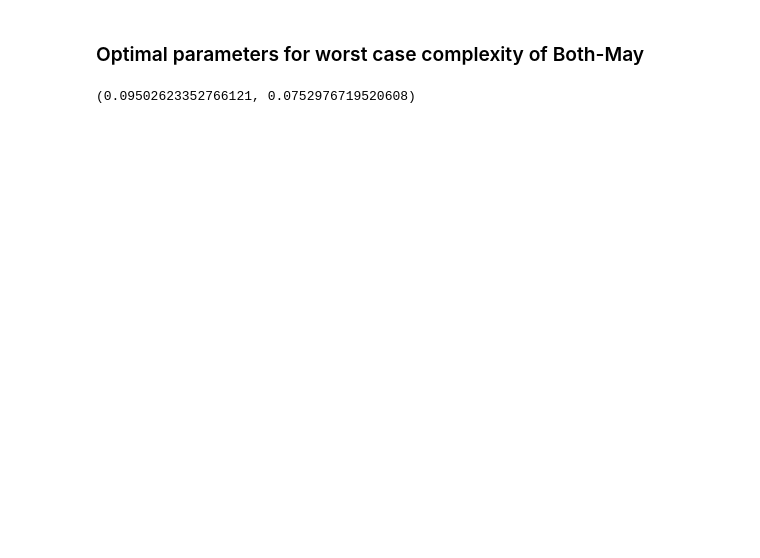
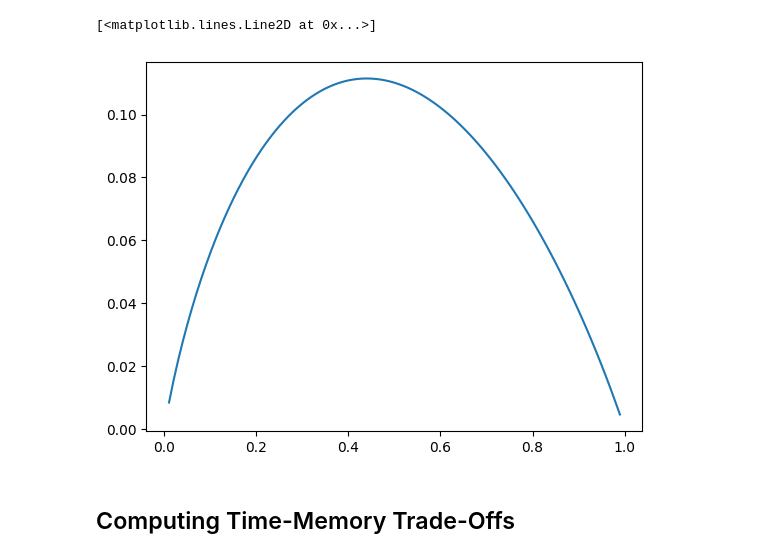
Before and after one commit to Memphisd/Revisiting-NN-ISD, a Jupyter notebook: optimize_all.ipynb, the cells around one changed output. Cells and saved outputs as stored; diff of their text form; code cells hidden in the pictures; blank space fills up the shorter version.

Commit message:
Added MMT, BJMM + trade-offs

```diff
--- a/optimize_all.ipynb
+++ b/optimize_all.ipynb
@@ -33,14 +39,16 @@ def parallel():
     time, constraints, num_vars= get_data(module)
     return optimize(time,num_vars,constraints)
 
-#finds minimum running time for chosen module and given rate k
-def find_minimum_for_rate(k):
+# finds minimum running time for chosen module and given rate k
+# if specified memory will be restricted to mem
+def find_minimum_for_rate(k , mem=-1):
     set_env(module,k)
 
     count=0
     minval=1
     data=None
-
+    if mem != -1:
+        module.constraints.append({ 'type' : 'ineq',   'fun' : module.inject(lambda x : mem-module.memory(x)) }, )
     while count<maxiter:
         candidates=[]
         with multiprocessing.Pool(PROCESSES) as pool:
@@ -55,5 +63,7 @@ def find_minimum_for_rate(k):
                 minval=time(i.x)
                 data=i.copy()
             count+=1
+    if mem !=-1:
+        _ = module.constraints.pop()
     return data
 # %% [markdown]
@@ -65,13 +75,15 @@ def find_minimum_for_rate(k):
 # true global minimum is found, hence ``PROCESSES*elements_per_process``
 # should be large enough
 
-module = mo
-PROCESSES = 8
-elements_per_process=1
+module = mmt_tmto
+PROCESSES = 4
+elements_per_process=3
 
 time,constraints, num_vars= get_data(module)
 memory=module.memory
 maxiter=PROCESSES*elements_per_process
 # %%
 #Example: finds optimal parameters / running time for rate 0.42
-find_minimum_for_rate(0.42)
+data=find_minimum_for_rate(0.5)
+x=module.set_vars(*data["x"])
+module.time(x)
@@ -90,6 +94,8 @@ find_minimum_for_rate(0.42)
 k=0.01
 Lfd=[]
 while k<1:
+    if int(k*100)%10==0:
+        print(k)
     data=find_minimum_for_rate(k)
     Lfd.append([k,data])
     k+=0.01
@@ -103,19 +120,11 @@ for i in Lfd:
         x=module.set_vars(*(i[1]['x']))
         Ltime.append([i[0],time(x)])
         Lmem.append([i[0],memory(x)])
-# %% [markdown]
-### Optimal parameters for worst case complexity of Both-May
-# %%
-#Worst case running time Both-May
-module=bm_depth_4
-set_env(module,0.42)
-x=[0.05179949616832484, 0.0009721235534018956, 0.01011389586902574,
-          0.021291015439529482, 0.04786139166993479, 0.0013155102710478903,
-          0.002672149147757666, 0.08868019551275919, 0.004811791704030416,
-          0.006014685075786457, 0.05279675394684703, 0.10177737427236798,
-          0.12367201215526315, 0.006510417020142931, 0.012199921088212254,
-          0.015043975055759032]
-x=module.set_vars(*x)
-module.time(x),module.memory(x)
-# %% [output]
-(0.09502623352766121, 0.0752976719520608)
+# %%
+x,y=zip(*Ltime)
+plt.plot(x,y)
+# %% [output]
+[<matplotlib.lines.Line2D at 0x...>]
+[figure, added]
+# %% [markdown]
+## Computing Time-Memory Trade-Offs
```
Also changed, not shown: parts of 10 cells of this notebook, 8 other files.
